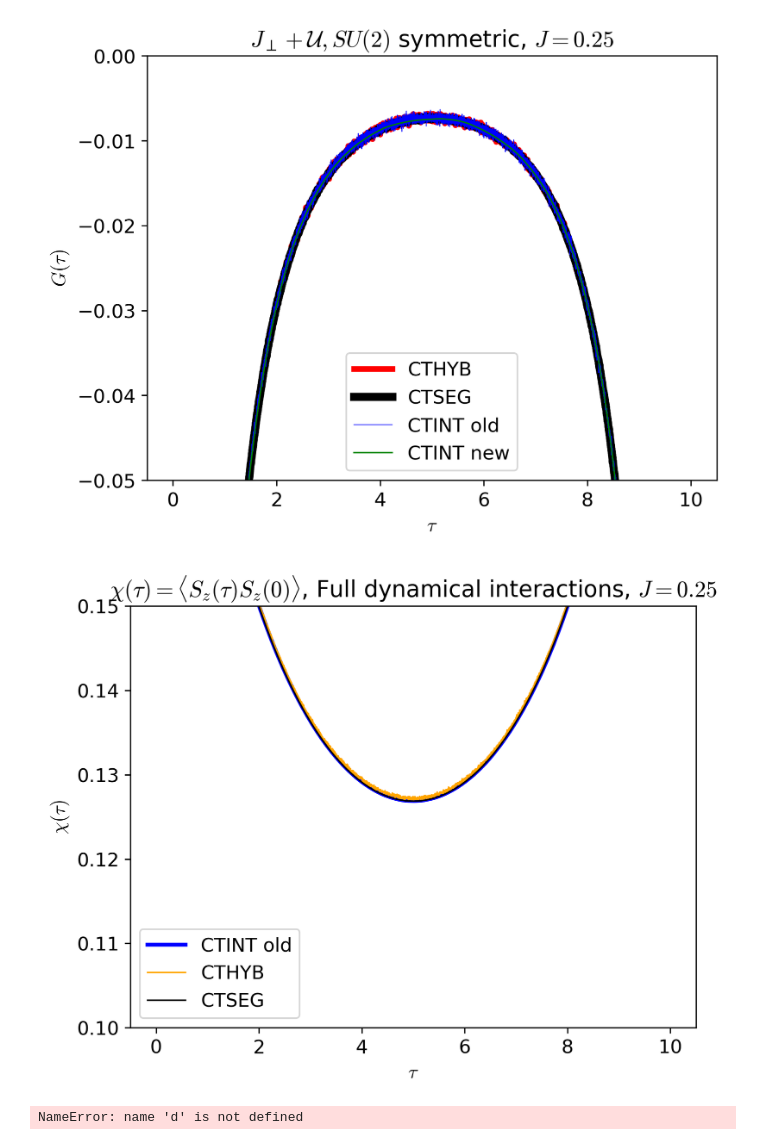
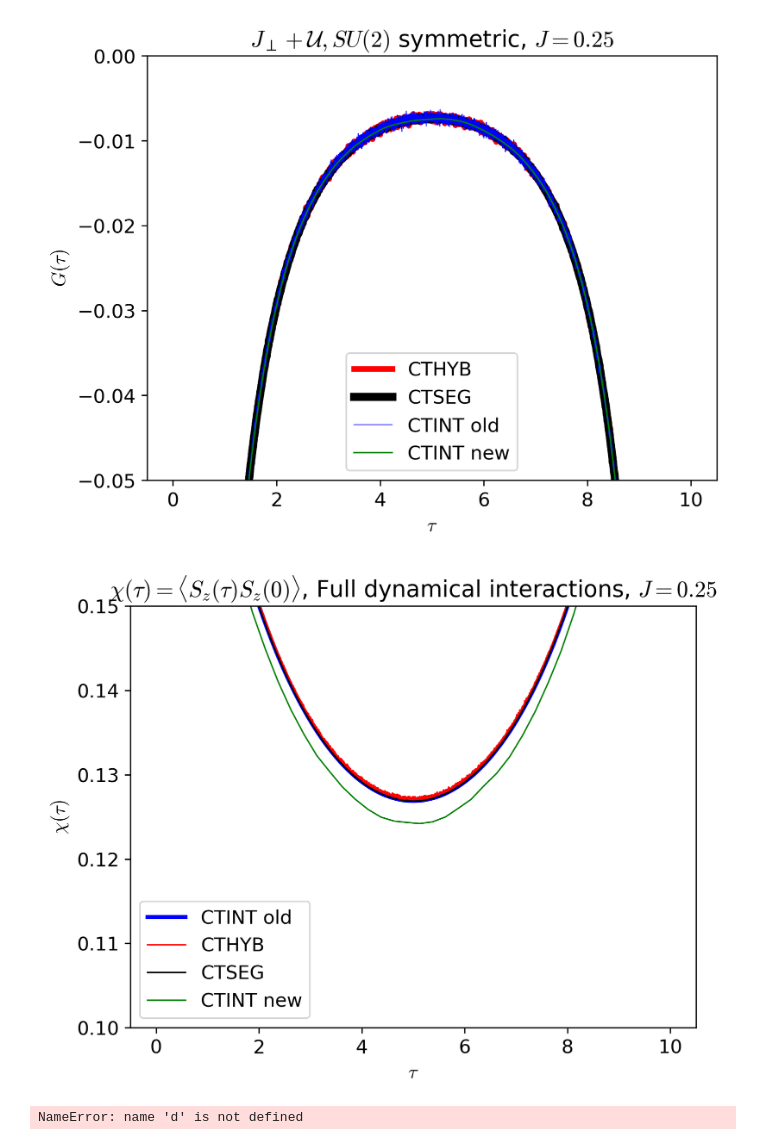
Before and after one commit to andrewkhardy/cthyb, a Jupyter notebook: benchmark/dynamic_int/CTHYB_Benchmarking.ipynb, the cells around one changed output. Saved outputs shown, nothing was run; the diff lists cells and outputs as text; code cells hidden in the pictures.

```diff
--- a/benchmark/dynamic_int/CTHYB_Benchmarking.ipynb
+++ b/benchmark/dynamic_int/CTHYB_Benchmarking.ipynb
@@ -240,18 +240,18 @@ plt.show()
 # %%
 Sz_ref = 0.25*(nn_tau_ref['up|up'] - nn_tau_ref['up|dn'] - nn_tau_ref["dn|up"] +nn_tau_ref['dn|dn'])
 Sz_ctseg = 0.25*(nn["up", "up"   ] - nn["up", "down"] - nn["down", "up"] +nn["down", "down"])
 Sz_ctint = 0.25*(nn_ctint["up", "up" ] - nn_ctint["up", "dn"] - nn_ctint["dn", "up"] +nn_ctint["dn", "dn"])
 oplot(Sz_ref.real, color="blue", linewidth = 2.5, label="CTINT old")
-oplot(Sz.real, color="orange", linewidth = 0.9, label="CTHYB")
+oplot(Sz.real, color="red", linewidth = 0.9, label="CTHYB")
 oplot(Sz_ctseg.real, color="black", linewidth = 0.9, label="CTSEG")
-#oplot(Sz_ctint.real, color="green", linewidth = 0.9, label="CTINT new")
+oplot(Sz_ctint.real, color="green", linewidth = 0.9, label="CTINT new")
 plt.title(r"$\chi(\tau) =\langle S_z(\tau) S_z(0) \rangle$, Full dynamical interactions, $J = 0.25$")
 plt.ylabel(r"$\chi(\tau)$")
 plt.legend()
 plt.ylim(0.1,0.15)
 plt.show()
 # %% [output]
-[figure, old version]
+[figure, new version]
 # %%
 plt.figure(figsize=(8,8))
 plt.plot(d, color="blue", label="D perturbation order")
```
Also changed, not shown: parts of 3 cells of this notebook, 1 other file.
